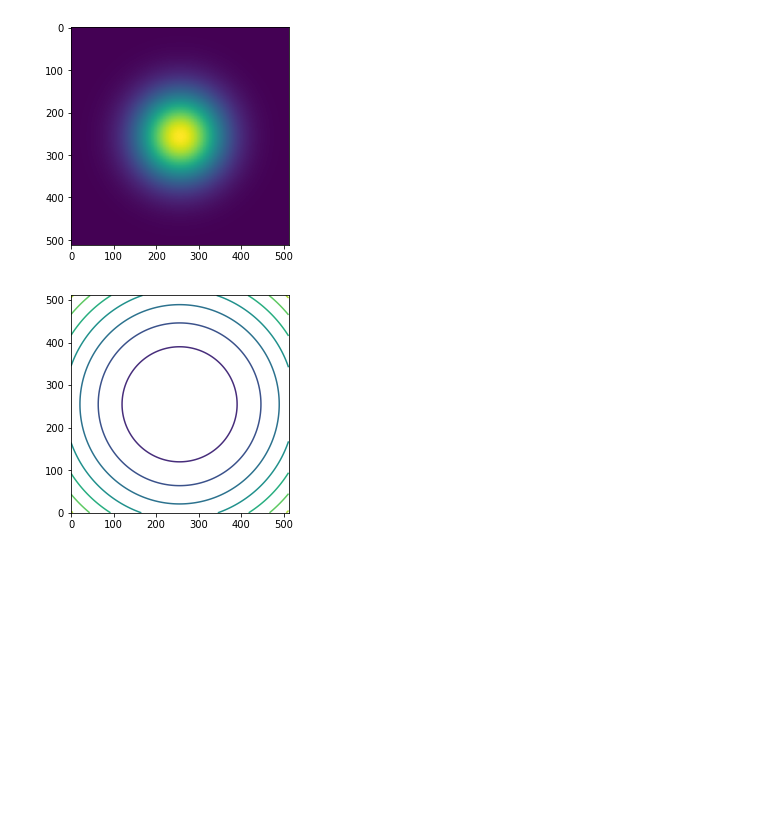
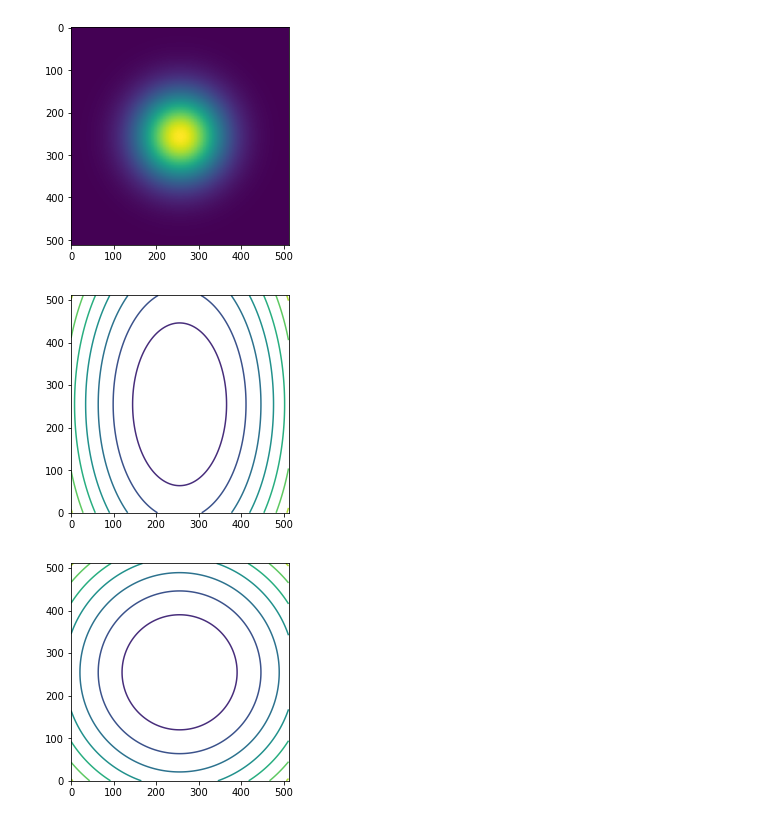
Before and after one commit to biswaroopmukherjee/condensate, a Jupyter notebook: examples/random.ipynb, the cells around one changed output. Saved outputs shown, nothing was run; the diff lists cells and outputs as text; code cells hidden in the pictures; blank space fills up the shorter version.

```diff
--- a/examples/random.ipynb
+++ b/examples/random.ipynb
@@ -52,4 +52,17 @@ plt.imshow(np.real(x), vmax = 1, cmap='viridis')
 plt.show()
 # %% [output]
 [figure]
+# %%
+gpcore.setup(DIM, 1e-3, 400, 1, True, 0.001)
+
+gpcore.setHarmonicPotential(1,0.5) #omega, epsilon
+gpcore.getPotential(V)
+
+plt.contour(V)
+plt.gca().set_aspect('equal', 'box')
+plt.show()
+
+gpcore.Evolve(x,2)
+# %% [output]
+[figure, added]
 # %%
```
Also changed, not shown: parts of 9 cells of this notebook, 2 other files.
